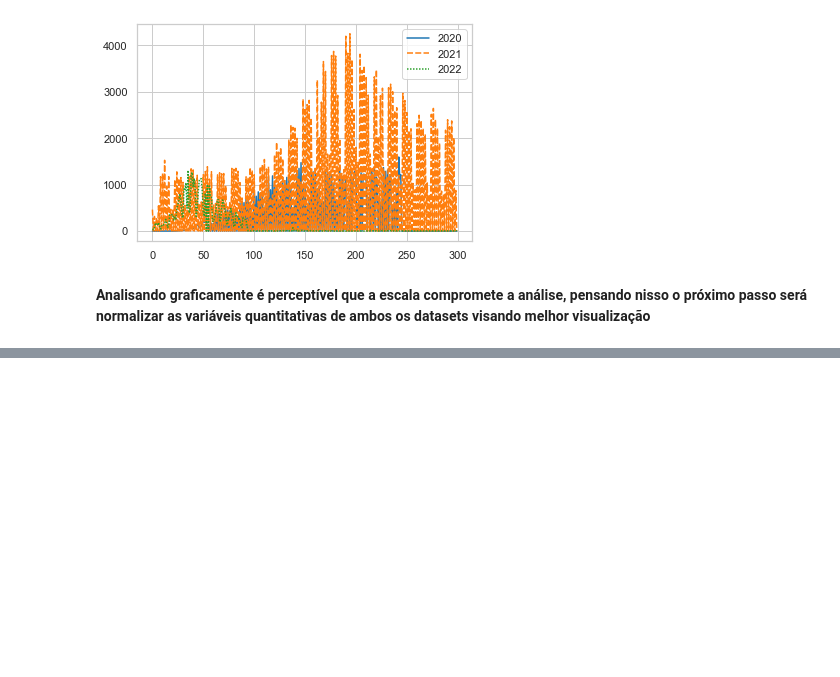
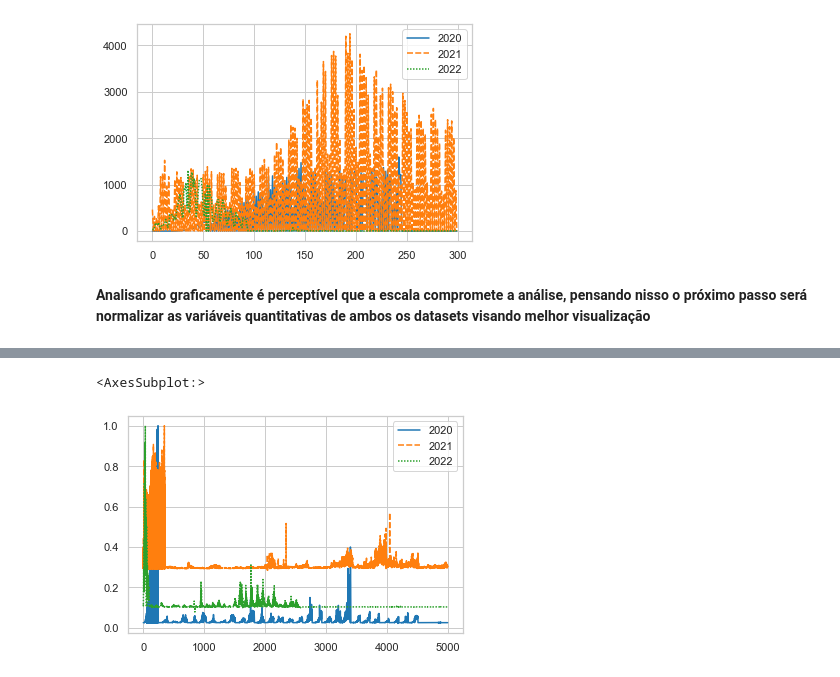
Before and after one commit to Fernando-7/COVID-19, a Jupyter notebook: Análise COVID-19.ipynb, the cells around one changed output, grey strips where cells are left out. Drawn from its saved outputs; the diff is of its cells as text; code cells hidden in the pictures; blank space fills up the shorter version.

```diff
--- a/Análise COVID-19.ipynb
+++ b/Análise COVID-19.ipynb
@@ -330,0 +368,11 @@ sns.lineplot(data=data, palette="tab10")
+# %%
+sns.set_theme(style="whitegrid")
+
+data = pd.DataFrame(data={'2020': cvd_2020_1['casosNovos'].head(5000),
+                          '2021': cvd_2021_1['casosNovos'].head(5000),
+                          '2022': cvd_2022_1['casosNovos'].head(5000)})
+
+sns.lineplot(data=data, palette="tab10")
+# %% [output]
+<AxesSubplot:>
+[figure, added]
```
Also changed, not shown: parts of 11 cells of this notebook.
